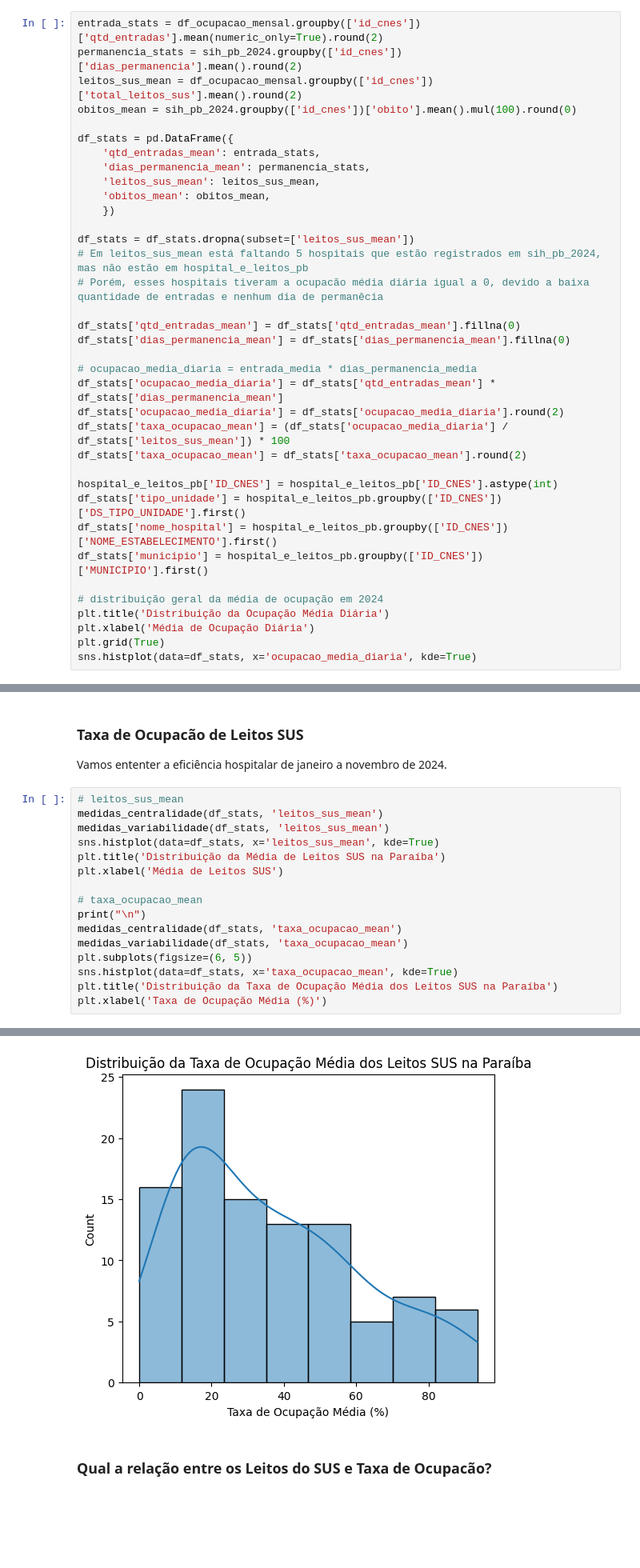
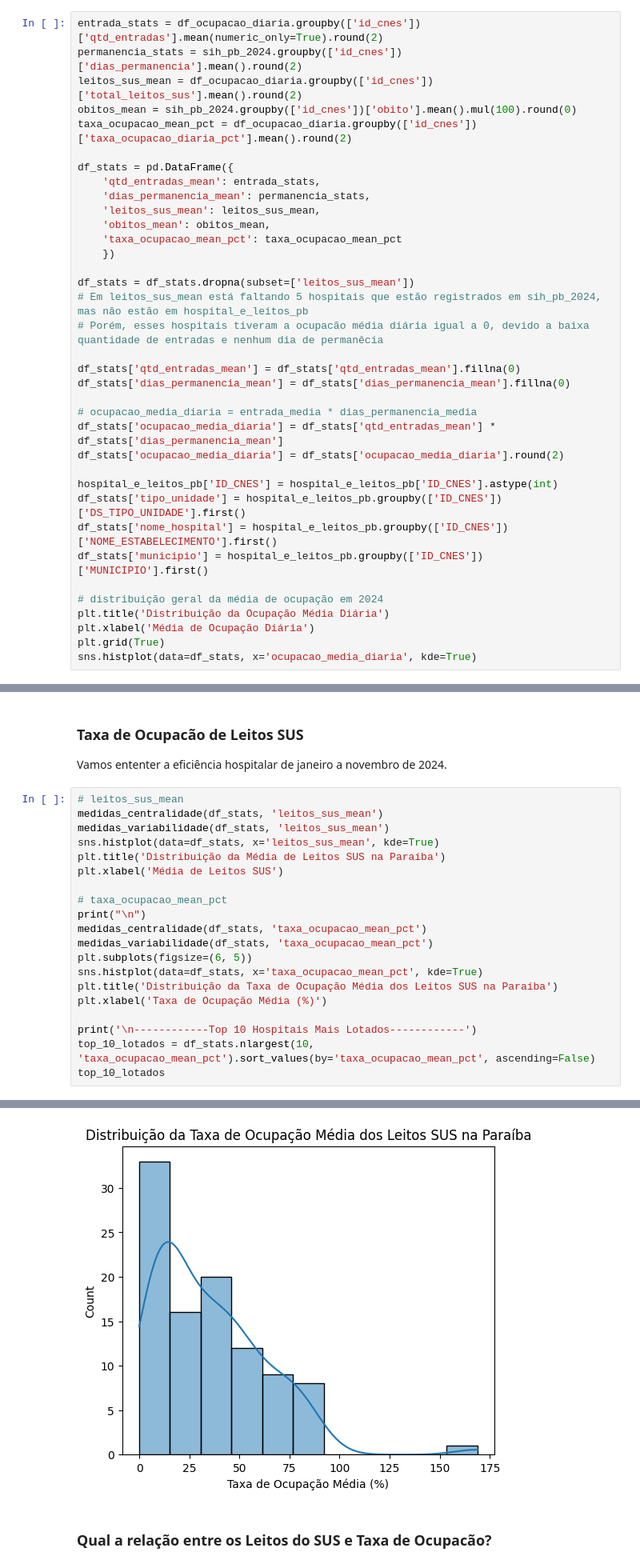
Before and after one commit to ceciliapaiva/analise-superlotacao-hospitais-pb, a Jupyter notebook: relatorio.ipynb, the cells around one changed output, grey strips where cells are left out. Shown at 80% size. Saved outputs shown, nothing was run; the diff lists cells and outputs as text; blank space fills up the shorter version.

```diff
--- a/relatorio.ipynb
+++ b/relatorio.ipynb
@@ -132,16 +135,18 @@ plt.legend(loc='upper left', bbox_to_anchor=(1, 1))
 # %% [markdown]
 ### Média de Ocupacão Hospitalar
 # %%
-entrada_stats = df_ocupacao_mensal.groupby(['id_cnes'])['qtd_entradas'].mean(numeric_only=True).round(2)
+entrada_stats = df_ocupacao_diaria.groupby(['id_cnes'])['qtd_entradas'].mean(numeric_only=True).round(2)
 permanencia_stats = sih_pb_2024.groupby(['id_cnes'])['dias_permanencia'].mean().round(2)
-leitos_sus_mean = df_ocupacao_mensal.groupby(['id_cnes'])['total_leitos_sus'].mean().round(2)
+leitos_sus_mean = df_ocupacao_diaria.groupby(['id_cnes'])['total_leitos_sus'].mean().round(2)
 obitos_mean = sih_pb_2024.groupby(['id_cnes'])['obito'].mean().mul(100).round(0)
+taxa_ocupacao_mean_pct = df_ocupacao_diaria.groupby(['id_cnes'])['taxa_ocupacao_diaria_pct'].mean().round(2)
 
 df_stats = pd.DataFrame({
     'qtd_entradas_mean': entrada_stats,
     'dias_permanencia_mean': permanencia_stats,
     'leitos_sus_mean': leitos_sus_mean,
     'obitos_mean': obitos_mean,
+    'taxa_ocupacao_mean_pct': taxa_ocupacao_mean_pct
     })
 
 df_stats = df_stats.dropna(subset=['leitos_sus_mean'])
@@ -154,8 +159,6 @@ df_stats['dias_permanencia_mean'] = df_stats['dias_permanencia_mean'].fillna(0)
 # ocupacao_media_diaria = entrada_media * dias_permanencia_media
 df_stats['ocupacao_media_diaria'] = df_stats['qtd_entradas_mean'] * df_stats['dias_permanencia_mean']
 df_stats['ocupacao_media_diaria'] = df_stats['ocupacao_media_diaria'].round(2)
-df_stats['taxa_ocupacao_mean'] = (df_stats['ocupacao_media_diaria'] / df_stats['leitos_sus_mean']) * 100
-df_stats['taxa_ocupacao_mean'] = df_stats['taxa_ocupacao_mean'].round(2)
 
 hospital_e_leitos_pb['ID_CNES'] = hospital_e_leitos_pb['ID_CNES'].astype(int)
 df_stats['tipo_unidade'] = hospital_e_leitos_pb.groupby(['ID_CNES'])['DS_TIPO_UNIDADE'].first()
@@ -329,14 +332,18 @@ sns.histplot(data=df_stats, x='leitos_sus_mean', kde=True)
 plt.title('Distribuição da Média de Leitos SUS na Paraíba')
 plt.xlabel('Média de Leitos SUS')
 
-# taxa_ocupacao_mean
+# taxa_ocupacao_mean_pct
 print("\n")
-medidas_centralidade(df_stats, 'taxa_ocupacao_mean')
-medidas_variabilidade(df_stats, 'taxa_ocupacao_mean')
+medidas_centralidade(df_stats, 'taxa_ocupacao_mean_pct')
+medidas_variabilidade(df_stats, 'taxa_ocupacao_mean_pct')
 plt.subplots(figsize=(6, 5))
-sns.histplot(data=df_stats, x='taxa_ocupacao_mean', kde=True)
+sns.histplot(data=df_stats, x='taxa_ocupacao_mean_pct', kde=True)
 plt.title('Distribuição da Taxa de Ocupação Média dos Leitos SUS na Paraíba')
 plt.xlabel('Taxa de Ocupação Média (%)')
+
+print('\n------------Top 10 Hospitais Mais Lotados------------')
+top_10_lotados = df_stats.nlargest(10, 'taxa_ocupacao_mean_pct').sort_values(by='taxa_ocupacao_mean_pct', ascending=False)
+top_10_lotados
 # %% [output]
 ==========(leitos_sus_mean)==========
 Média: 75.09 / Mediana: 54.00 / Moda: 20.00
@@ -359,5 +377,5 @@ Text(0.5, 0, 'Taxa de Ocupação Média (%)')
 [figure]
-[figure, old version]
+[figure, new version]
 # %% [markdown]
 ### Qual a relação entre os Leitos do SUS e Taxa de Ocupacão?
 # %%
```
Also changed, not shown: parts of 6 cells of this notebook.
